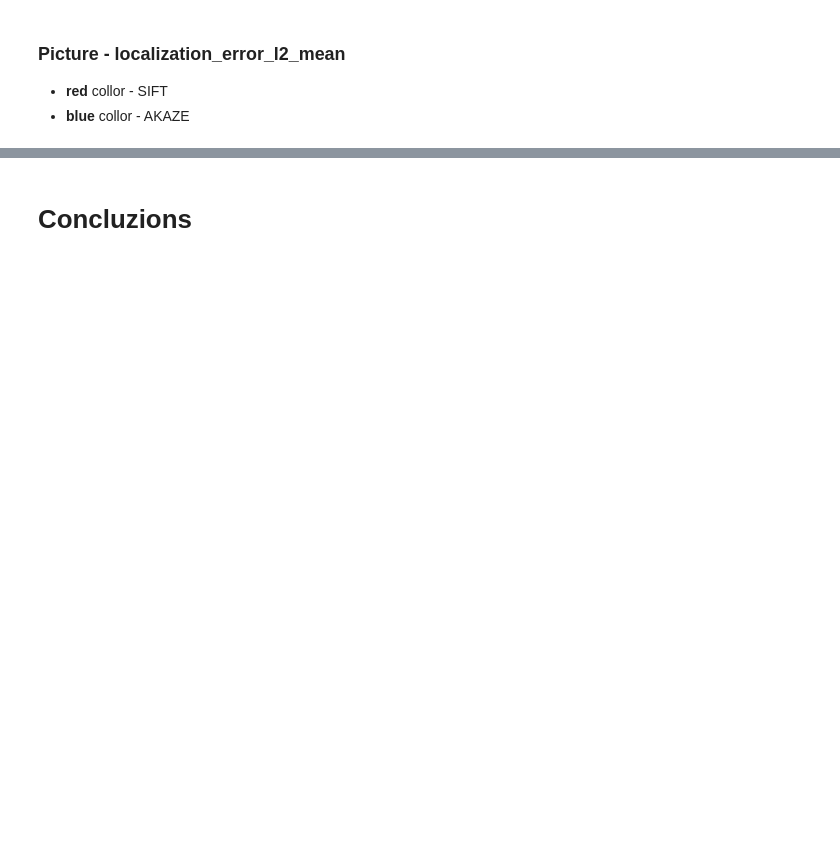
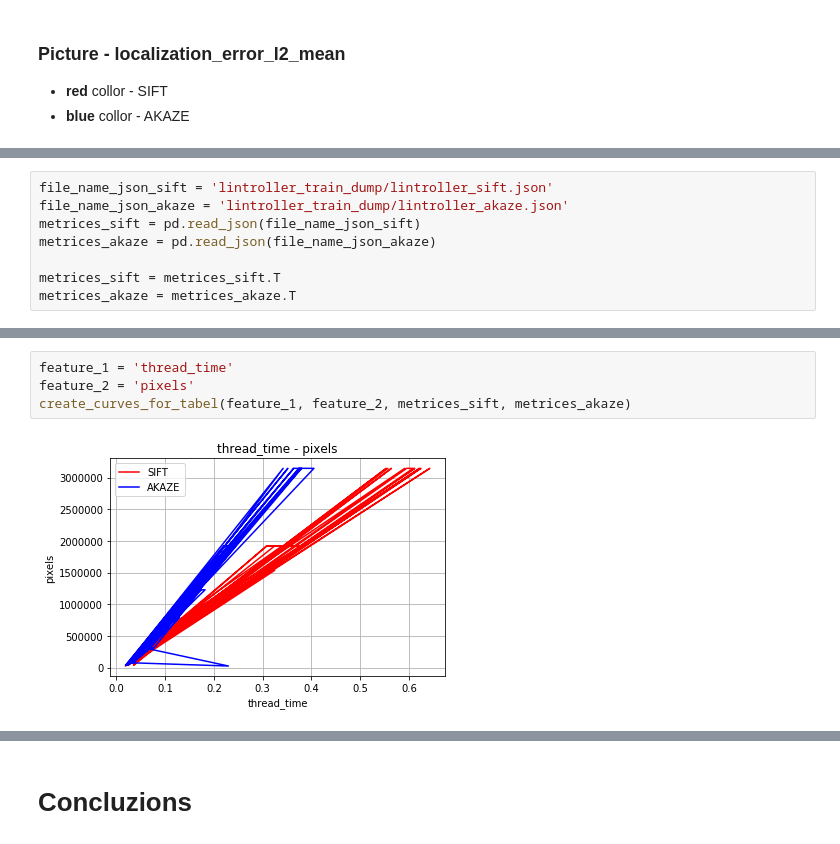
Before and after one commit to bateikoEd/object_recognition, a Jupyter notebook: Lab2/train_descriptors.ipynb, the cells around one changed output, grey strips where cells are left out. Drawn from its saved outputs; the diff is of its cells as text; blank space fills up the shorter version.

Commit message:
create graffics for metrics training set lintroller. Create metrics and comparing graffics for metrics by test sets.

```diff
--- a/Lab2/train_descriptors.ipynb
+++ b/Lab2/train_descriptors.ipynb
@@ -375,0 +384,8 @@ create_curves_vectors(feature_1, feature_2, x_label, y_label_swift, y_label_akaz
+# %%
+file_name_json_sift = 'lintroller_train_dump/lintroller_sift.json'
+file_name_json_akaze = 'lintroller_train_dump/lintroller_akaze.json'
+metrices_sift = pd.read_json(file_name_json_sift)
+metrices_akaze = pd.read_json(file_name_json_akaze)
+
+metrices_sift = metrices_sift.T
+metrices_akaze = metrices_akaze.T
@@ -375,0 +424,6 @@ create_curves_vectors(feature_1, feature_2, x_label, y_label_swift, y_label_akaz
+# %%
+feature_1 = 'thread_time'
+feature_2 = 'pixels'
+create_curves_for_tabel(feature_1, feature_2, metrices_sift, metrices_akaze)
+# %% [output]
+[figure, added]
```
Also changed, not shown: parts of 43 cells of this notebook, 8 other files.
